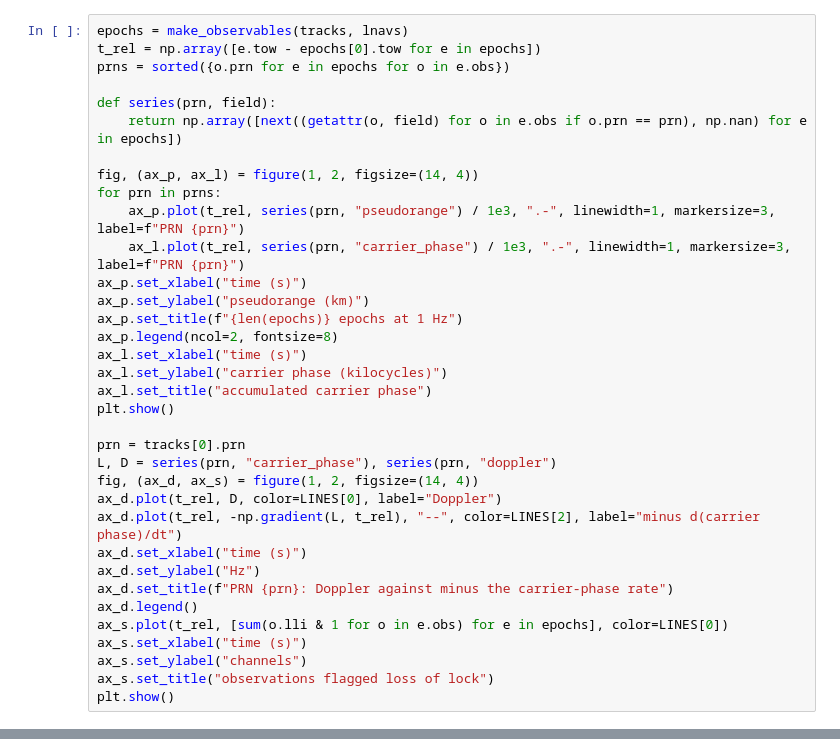
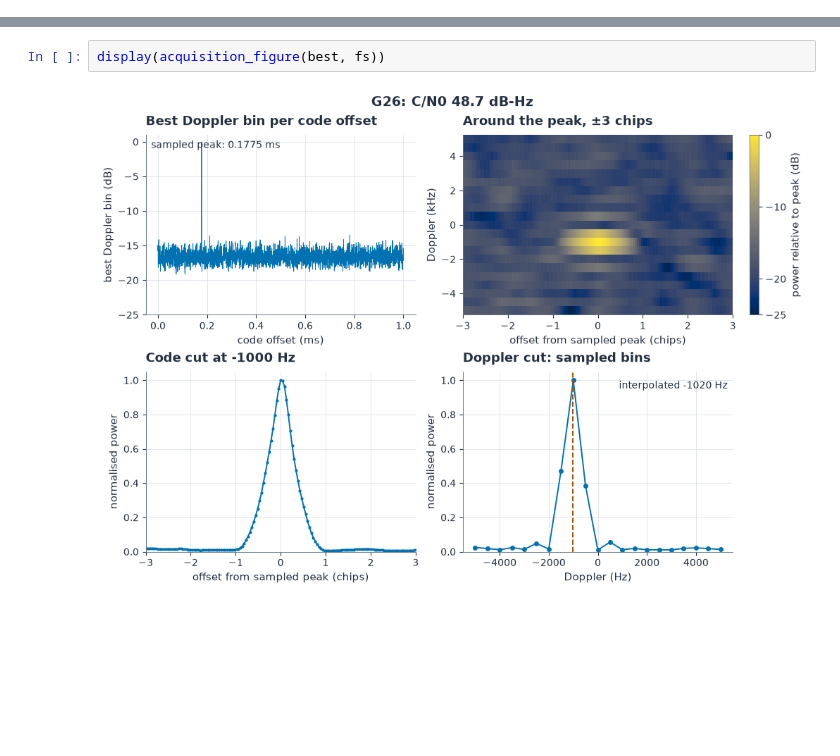
Before and after one commit to aklofas/purple-gnss, a Jupyter notebook: pyrx/notebooks/01-signal-chain.ipynb, the cells around one changed output, grey strips where cells are left out. Drawn from its saved outputs; the diff is of its cells as text; blank space fills up the shorter version.

Commit message:
Rewrite the signal-chain notebook for readers new to GNSS, with diagrams of the receiver, the search, a tracking channel and the message

```diff
--- a/pyrx/notebooks/01-signal-chain.ipynb
+++ b/pyrx/notebooks/01-signal-chain.ipynb
@@ -308,35 +0,0 @@ the grid (as on the synthetic recording), or a slip. A steady track raises none.
-# %%
-epochs = make_observables(tracks, lnavs)
-t_rel = np.array([e.tow - epochs[0].tow for e in epochs])
-prns = sorted({o.prn for e in epochs for o in e.obs})
-
-def series(prn, field):
-    return np.array([next((getattr(o, field) for o in e.obs if o.prn == prn), np.nan) for e in epochs])
-
-fig, (ax_p, ax_l) = figure(1, 2, figsize=(14, 4))
-for prn in prns:
-    ax_p.plot(t_rel, series(prn, "pseudorange") / 1e3, ".-", linewidth=1, markersize=3, label=f"PRN {prn}")
-    ax_l.plot(t_rel, series(prn, "carrier_phase") / 1e3, ".-", linewidth=1, markersize=3, label=f"PRN {prn}")
-ax_p.set_xlabel("time (s)")
-ax_p.set_ylabel("pseudorange (km)")
-ax_p.set_title(f"{len(epochs)} epochs at 1 Hz")
-ax_p.legend(ncol=2, fontsize=8)
-ax_l.set_xlabel("time (s)")
-ax_l.set_ylabel("carrier phase (kilocycles)")
-ax_l.set_title("accumulated carrier phase")
-plt.show()
-
-prn = tracks[0].prn
-L, D = series(prn, "carrier_phase"), series(prn, "doppler")
-fig, (ax_d, ax_s) = figure(1, 2, figsize=(14, 4))
-ax_d.plot(t_rel, D, color=LINES[0], label="Doppler")
-ax_d.plot(t_rel, -np.gradient(L, t_rel), "--", color=LINES[2], label="minus d(carrier phase)/dt")
-ax_d.set_xlabel("time (s)")
-ax_d.set_ylabel("Hz")
-ax_d.set_title(f"PRN {prn}: Doppler against minus the carrier-phase rate")
-ax_d.legend()
-ax_s.plot(t_rel, [sum(o.lli & 1 for o in e.obs) for e in epochs], color=LINES[0])
-ax_s.set_xlabel("time (s)")
-ax_s.set_ylabel("channels")
-ax_s.set_title("observations flagged loss of lock")
-plt.show()
@@ -441,0 +396,4 @@ else:
+# %%
+display(acquisition_figure(best, fs))
+# %% [output]
+[figure, added]
```
Also changed, not shown: parts of 55 cells of this notebook.
